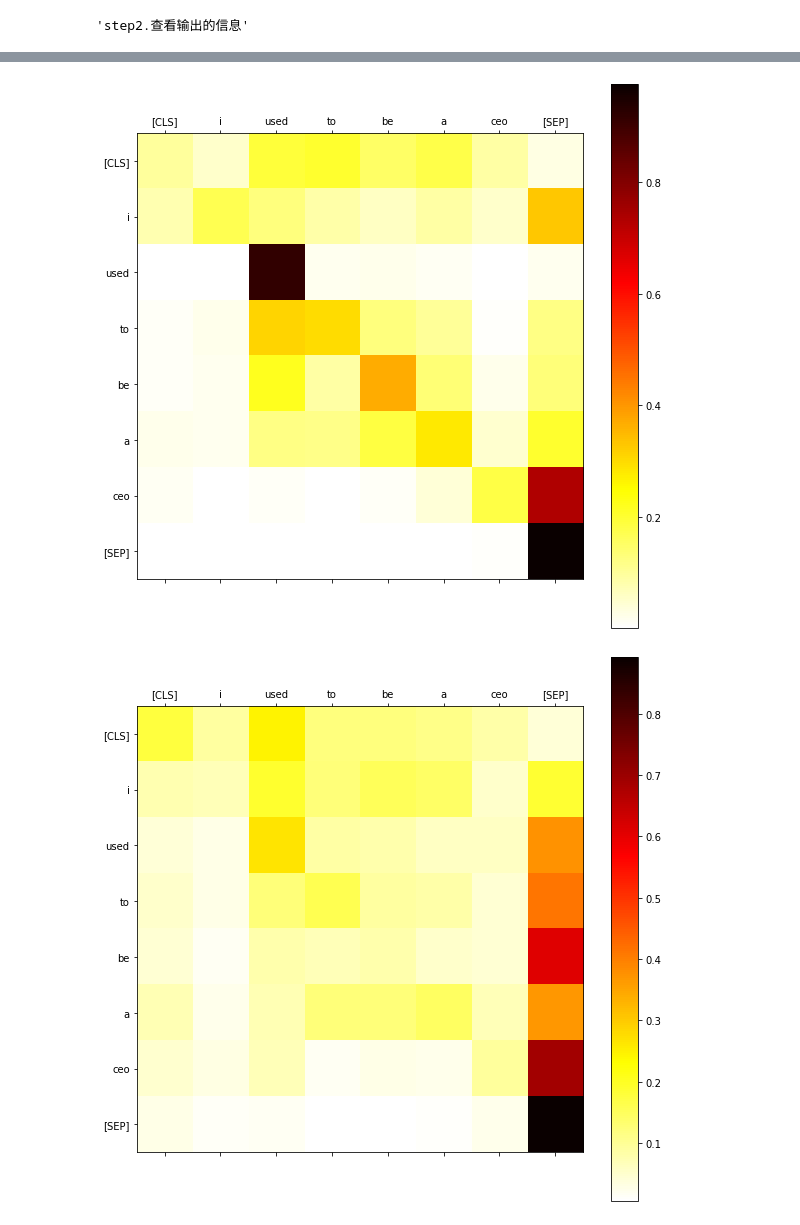
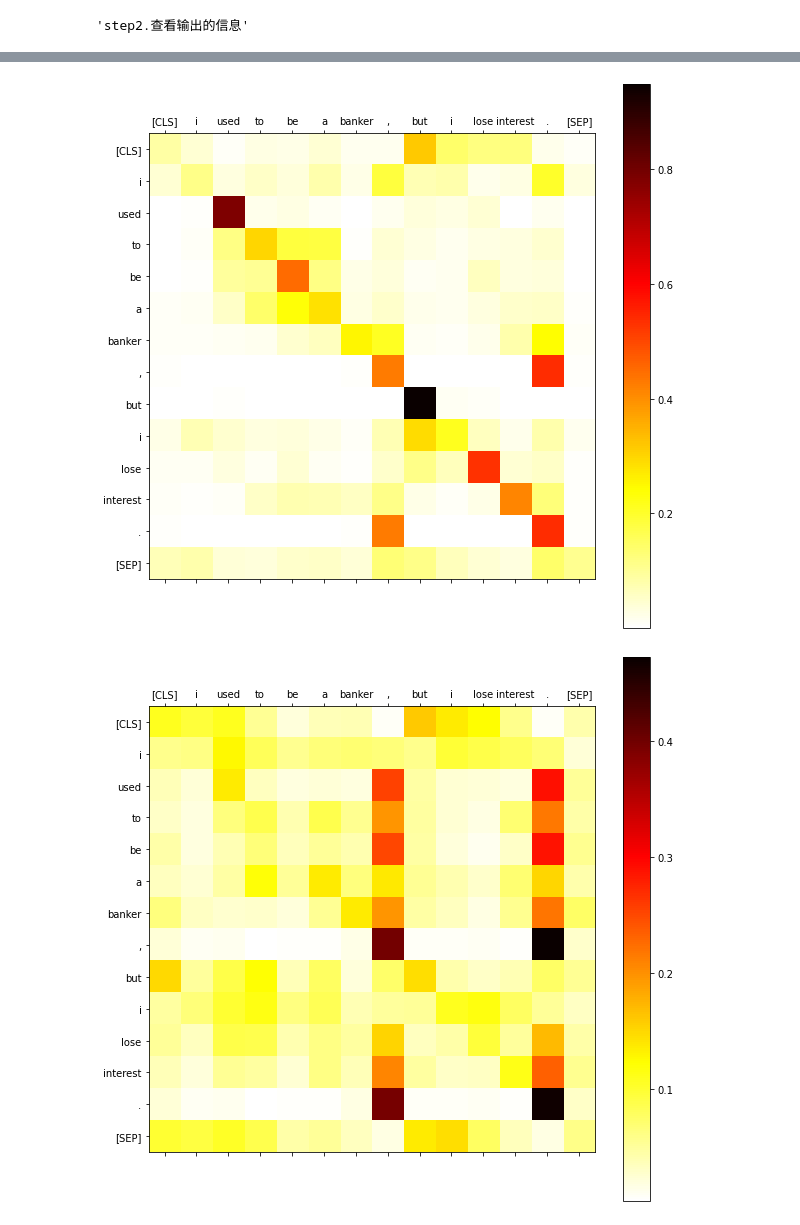
Before and after one commit to LawsonAbs/learn, a Jupyter notebook: bert/使用bert得到attention.ipynb, the cells around one changed output, grey strips where cells are left out. Cells and saved outputs as stored; diff of their text form; code cells hidden in the pictures.

```diff
--- a/bert/使用bert得到attention.ipynb
+++ b/bert/使用bert得到attention.ipynb
@@ -111,14 +111,13 @@ def drawAttention(inputs,first_attention_score):
     #plt.savefig(name) # 存储图片
     plt.show()
 # %%
-
 import torch as t
 from transformers import BertModel,AutoTokenizer
 import matplotlib.pyplot as plt
 tokenizer = AutoTokenizer.from_pretrained("/home/lawson/pretrain/bert-base-uncased")
 bert = BertModel.from_pretrained("/home/lawson/pretrain/bert-base-uncased")
 #text ="It is in this spirit that a majority of American governments have passed new laws since 2008 making the registration or voting process more difficult."
-text = "I used to be a CEO"
+text = "I used to be a banker, but I lose interest."
 layer = 11
 head=2
 #figure = plt.figure(30,30)
@@ -144,2 +143,2 @@ for head in range(12):
-[figure, old version]
+[figure, new version]
-[figure, old version]
+[figure, new version]
```
Also changed, not shown: parts of 1 cell of this notebook.
